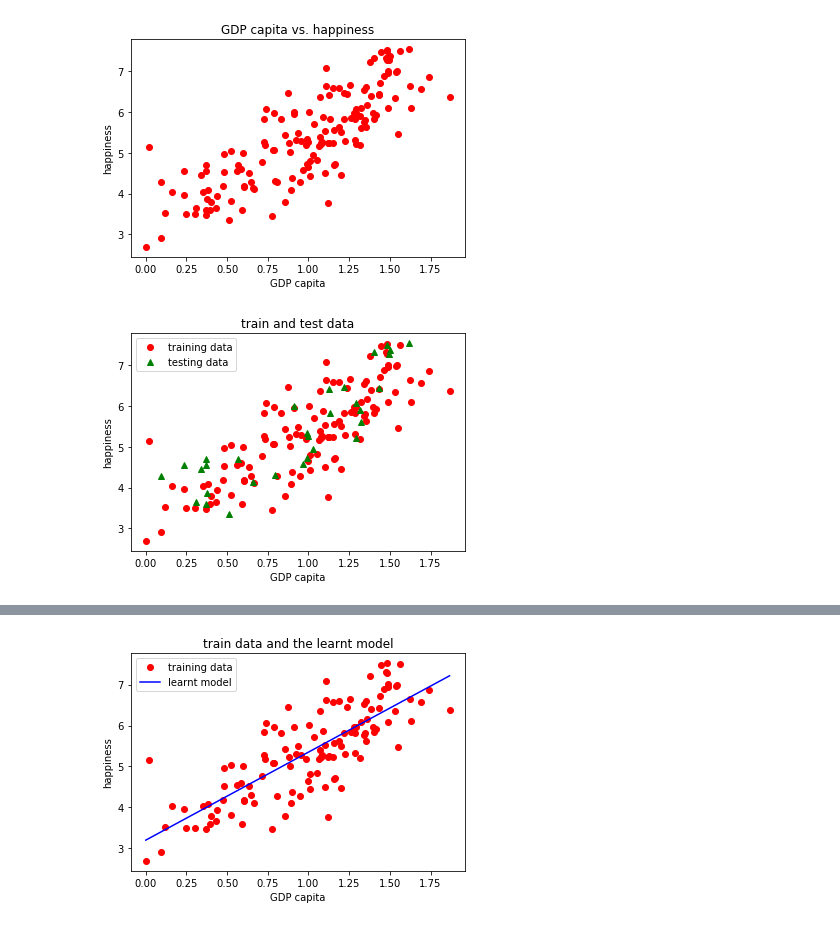
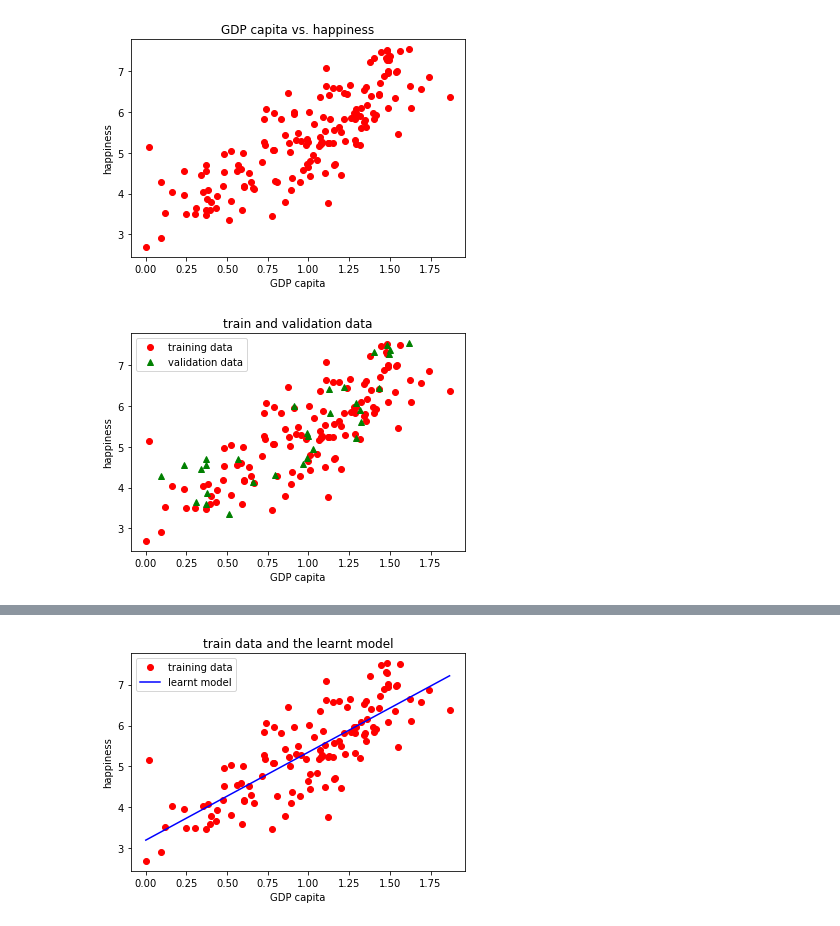
Before and after one commit to lauradiosan/AI-UBB, a Jupyter notebook: 2020-2021/labs/lab07/linRegressionLive.ipynb, the cells around one changed output, grey strips where cells are left out. Cells and saved outputs as stored; diff of their text form; code cells hidden in the pictures.

Commit message:
update lin regression

```diff
--- a/2020-2021/labs/lab07/linRegressionLive.ipynb
+++ b/2020-2021/labs/lab07/linRegressionLive.ipynb
@@ -140,7 +139,7 @@ def loadData(fileName, inputVariabName, outputVariabName):
 import os
 
 crtDir =  os.getcwd()
-filePath = os.path.join(crtDir, 'lab07_linRegression', 'data', 'world-happiness-report-2017.csv')
+filePath = os.path.join(crtDir, 'data', 'world-happiness-report-2017.csv')
 
 inputs, outputs = loadData(filePath, 'Economy..GDP.per.Capita.', 'Happiness.Score')
 print('in:  ', inputs[:5])
@@ -176,31 +175,31 @@ plt.show()
 # %%
 import numpy as np
 
 # Split the Data Into Training and Test Subsets
 # In this step we will split our dataset into training and testing subsets (in proportion 80/20%).
 
 # Training data set is used for learning the linear model. Testing dataset is used for validating of the model. All data from testing dataset will be new to model and we may check how accurate are model predictions.
 
 np.random.seed(5)
 indexes = [i for i in range(len(inputs))]
 trainSample = np.random.choice(indexes, int(0.8 * len(inputs)), replace = False)
-testSample = [i for i in indexes  if not i in trainSample]
+validationSample = [i for i in indexes  if not i in trainSample]
 
 trainInputs = [inputs[i] for i in trainSample]
 trainOutputs = [outputs[i] for i in trainSample]
 
-testInputs = [inputs[i] for i in testSample]
-testOutputs = [outputs[i] for i in testSample]
+validationInputs = [inputs[i] for i in validationSample]
+validationOutputs = [outputs[i] for i in validationSample]
 
 plt.plot(trainInputs, trainOutputs, 'ro', label = 'training data')   #train data are plotted by red and circle sign
-plt.plot(testInputs, testOutputs, 'g^', label = 'testing data')     #test data are plotted by green and a triangle sign
-plt.title('train and test data')
+plt.plot(validationInputs, validationOutputs, 'g^', label = 'validation data')     #test data are plotted by green and a triangle sign
+plt.title('train and validation data')
 plt.xlabel('GDP capita')
 plt.ylabel('happiness')
 plt.legend()
 plt.show()
 # %% [output]
-[figure, old version]
+[figure, new version]
 # %%
 # learning step: init and train a linear regression model y = f(x) = w0 + w1 * x
 # Prediction step: used the trained model to estimate the output for a new input
```
Also changed, not shown: parts of 5 cells of this notebook.
